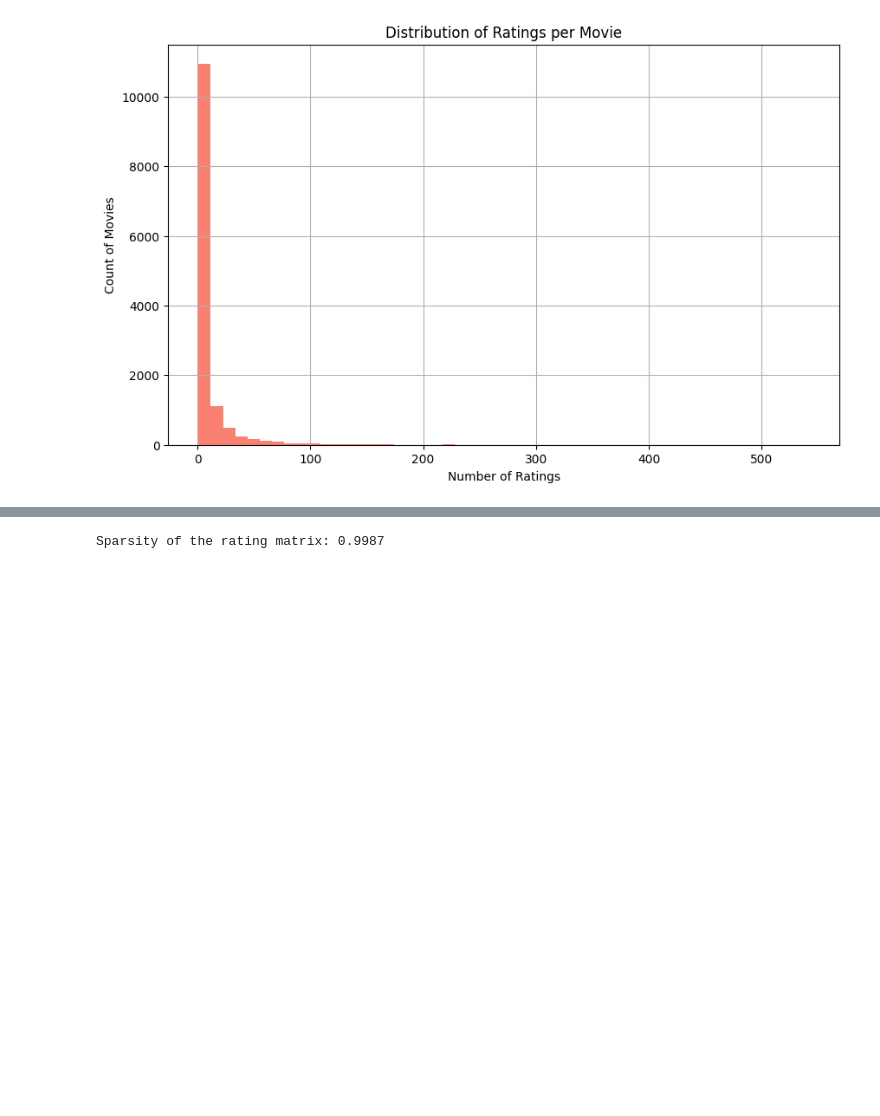
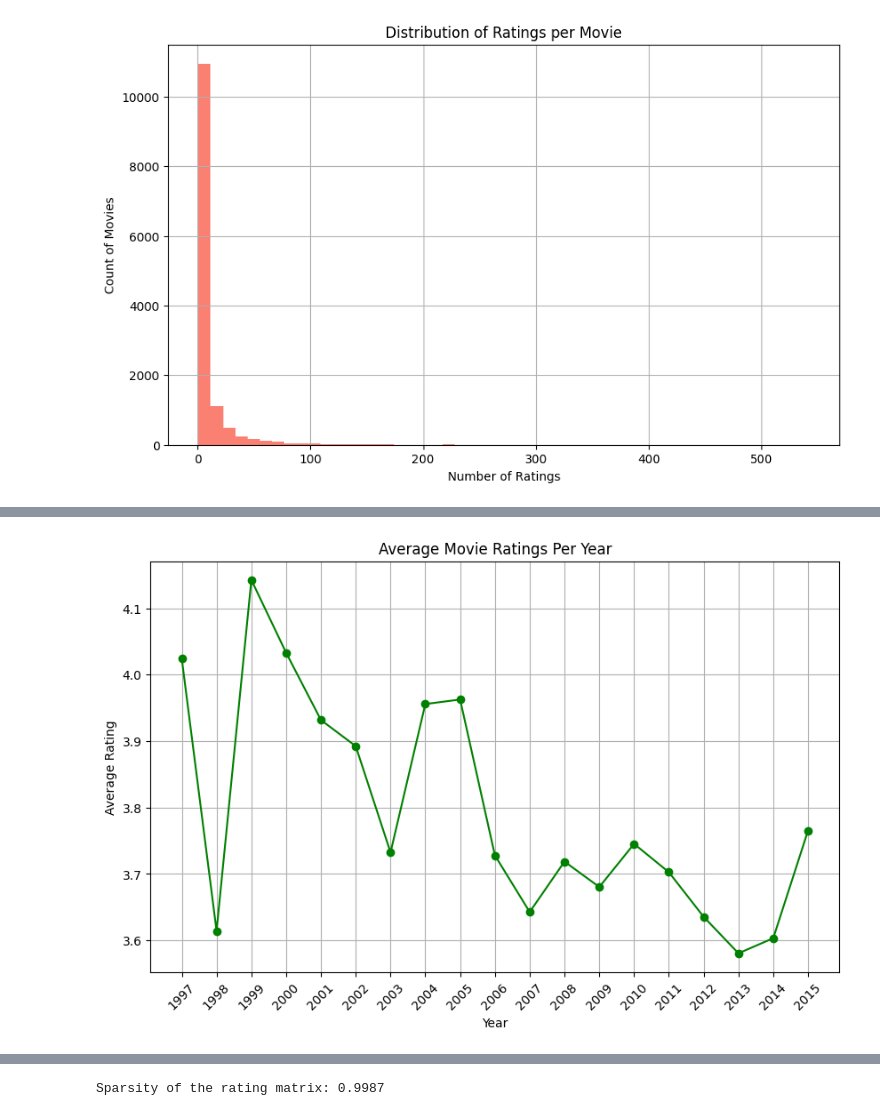
Before and after one commit to Charlottecool/Neural-Network-and-NLP-Based-Movie-Recommendation-System, a Jupyter notebook: Neural Network and NLP-Based Movie Recommendation System.ipynb, the cells around one changed output, grey strips where cells are left out. Cells and saved outputs as stored; diff of their text form; code cells hidden in the pictures; blank space fills up the shorter version.

```diff
--- a/Neural Network and NLP-Based Movie Recommendation System.ipynb
+++ b/Neural Network and NLP-Based Movie Recommendation System.ipynb
@@ -335,0 +304,18 @@ This is also a typical long-tail distribution, where most movies have very few r
+# %%
+# calculate average ratings per year
+average_ratings_per_year = merged_data.groupby('year')['rating'].mean()
+
+# visualize average ratings per year
+plt.figure(figsize=(10, 6))
+plt.plot(average_ratings_per_year.index, average_ratings_per_year.values, marker='o', color='green')
+plt.title('Average Movie Ratings Per Year')
+plt.xlabel('Year')
+plt.ylabel('Average Rating')
+plt.grid(True)
+
+# Set x-ticks to integers for better clarity
+plt.xticks(ticks=np.arange(average_ratings_per_year.index.min(), average_ratings_per_year.index.max() + 1, step=1), rotation=45)
+
+plt.show()
+# %% [output]
+[figure, added]
```
Also changed, not shown: parts of 111 cells of this notebook.
